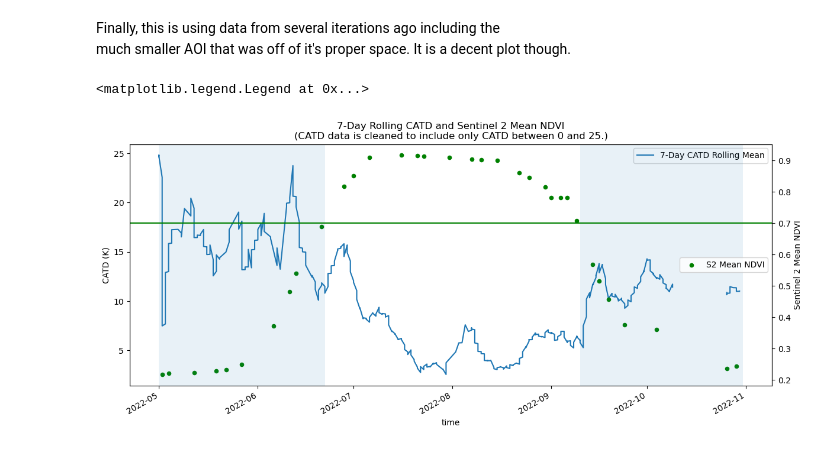
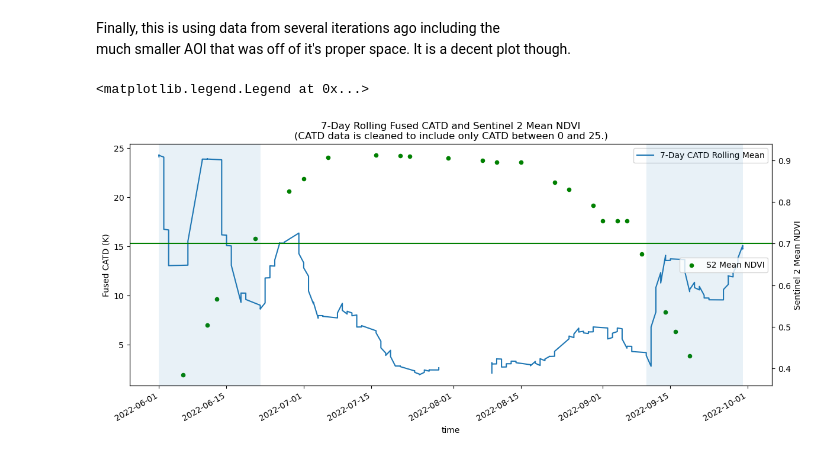
Before and after one commit to eanderson-ei/lst-crop-stress-capstone, a Jupyter notebook: exploratory/tcruicks-final-v1.ipynb, the cells around one changed output. Saved outputs shown, nothing was run; the diff lists cells and outputs as text; code cells hidden in the pictures.

Commit message:
reduced assets & time

```diff
--- a/exploratory/tcruicks-final-v1.ipynb
+++ b/exploratory/tcruicks-final-v1.ipynb
@@ -527,7 +526,6 @@ Reading file ../data/Ameriflux/US-Bi2_HH_201704270000_202301010000.csv
 #     tolerance (m): search parameter in meters for extracting point data.
 #     resolution (m): this is the legend when plotting
 #     plot color: for plotting
-#     buffer (m): for clipping.
 
 # See https://hydrosat.github.io/fusion-hub-docs/3-FH-API-Spec.html
 # for asset specifications.
@@ -543,11 +541,11 @@ Reading file ../data/Ameriflux/US-Bi2_HH_201704270000_202301010000.csv
 # ---------------------------------------------------------------------------
 
 asset_dict = {
-    #"prepped_inputs_mod21a1d": ['mod21a1d_lst', 2000, 1000, 'brown', 500],
-    #"pydms_sharpened_modis": ['pydms_modis_lst', 1000, 500, 'green', 250],
-    "prepped_inputs_landsat": ['lsat_lst', 60, 30, 'black', 65],
-    "pydms_sharpened_landsat": ['pydms_lsat_lst', 40, 20, 'blue', 65],
-    "starfm_predictions_modis_landsat": ['starfm_lst', 40, 20, 'red', 65],
+    #"prepped_inputs_mod21a1d": ['mod21a1d_lst', 2000, 1000, 'brown'],
+    #"pydms_sharpened_modis": ['pydms_modis_lst', 1000, 500, 'green'],
+    #"prepped_inputs_landsat": ['lsat_lst', 60, 30, 'black'],
+    #"pydms_sharpened_landsat": ['pydms_lsat_lst', 40, 20, 'blue'],
+    "starfm_predictions_modis_landsat": ['starfm_lst', 40, 20, 'red'],
 }
 # ---------------------------------------------------------------------------
 # ---------------------------------------------------------------------------
@@ -566,15 +564,13 @@ for i, asset in enumerate(asset_dict):
 
     # Search and retrieve images from the two seasons.
     #(found_items1, num_tiles1, itemjson) = stac_tile_search(asset, geom, start1, end1)
-    (found_items2, num_tiles2, itemjson) = stac_tile_search(asset, geom, start2, end2)
+    (found_items, num_tiles, itemjson) = stac_tile_search(asset, geom, start1, end1)
     #found_items = found_items1  + found_items2
     #num_tiles = num_tiles1 + num_tiles2
-    found_items = found_items2
-    num_tiles = num_tiles2
 
     # Extract LST data from AOI. ----------------
     (aoi_lst_da) = create_aoi_image_stack(
-            'lst', found_items, num_tiles, poly_gdf, asset_dict[asset][4])
+            'lst', found_items, num_tiles, poly_gdf)
 
     # Want to process each timesteps CATD so we iterate through
     # time and work with a single dimension at at time.
@@ -591,6 +587,8 @@ for i, asset in enumerate(asset_dict):
 
     # After each date has been computed.  Concatenate them all together.
     catd_ds = xr.concat(catd_list, coords='minimal', dim='time', compat='override').squeeze()
+    # Done with the current CATD list so reset for next asset.
+    catd_list = []
 
     catd_da_list.append(catd_ds)
     lst_da_list.append(aoi_lst_da.squeeze())
@@ -620,11 +655,13 @@ Here is a very common error I get when dumping LST to dataframes.  I've never be
 # Lists to hold datframes for each asset
 lst_df_list = []
 catd_df_list = []
+i=0
 
 # Loop through the dictionary.
 for i, asset in enumerate(asset_dict):
 
     print (asset)
+
     # Name the columns to hold lst & catd.
     #lst_col_name = "{}_lst".format(asset)
     catd_col_name = "{}_catd".format(asset)
@@ -636,23 +673,23 @@ for i, asset in enumerate(asset_dict):
     catd_df.reset_index(level=[1, 2], inplace=True)
 
     #lst_resampled_df = lst_df.groupby(['x','y']).resample('D').mean()
-    catd_ndvi_resampled_df = catd_df.groupby(['x','y']).resample('D').mean()
+    catd_resampled_df = catd_df.groupby(['x','y']).resample('D').mean()
 
     #lst_resampled_df = lst_resampled_df.droplevel([0,1])
-    catd_ndvi_resampled_df = catd_ndvi_resampled_df.droplevel([0,1])
+    catd_resampled_df = catd_resampled_df.droplevel([0,1])
 
     #lst_resampled_df.drop(columns=['band', 'x', 'y', 'spatial_ref'], inplace=True)
-    #catd_ndvi_resampled_df.drop(columns=['band', 'x', 'y', 'spatial_ref'], inplace=True)
+    #catd_resampled_df.drop(columns=['band', 'x', 'y', 'spatial_ref'], inplace=True)
 
     # Re-sort so that rows are chronologically grouped.
     #lst_resampled_df.sort_index(inplace=True)
-    catd_ndvi_resampled_df.sort_index(inplace=True)
+    catd_resampled_df.sort_index(inplace=True)
 
     # Set the index to a simple year-mon-day format.
     #lst_df = df.set_index(pd.to_datetime(df.index).strftime('%Y-%m-%d'))
     #lst_df.index = pd.to_datetime(lst_df.index).datemethod
 
     # Create a list of dataframes.
-    #lst_df_list.append(lst_resampled_df)
-    catd_df_list.append(catd_ndvi_resampled_df)
+    # lst_df_list.append(lst_resampled_df)
+    catd_df_list.append(catd_resampled_df)
 # %% [output]
@@ -883,35 +919,35 @@ much smaller AOI that was off of it's proper space.  It is a decent plot though.
 # %%
 # Rolling CATD vs. NDVI
 
 # Here we take the starfm fused product, clean it of outliers, and run a rolling mean on it.
 # We'll do the same with Sentinel NDVI and plot them together.
 
 # Get the dataframe out of the list that we are storing it in.
-starfm_df = catd_df_list[4][start2:end2]
+starfm_df = catd_df_list[0][start1:end1]
 
 # Clean the catd df.  Will take only positive CATD values.  That may not be entirely
 # fair, but will do it in this case.
 starfm_clean_df = starfm_df[(starfm_df['starfm_predictions_modis_landsat_catd'] >= 0) & (starfm_df['starfm_predictions_modis_landsat_catd'] < 25)]
 
 fig, (ax1) = plt.subplots(1,1,figsize=(14, 6))
 ax2 = ax1.twinx()
 
 # Plot rolling median
 starfm_clean_df['starfm_predictions_modis_landsat_catd'].rolling(window='7D', min_periods=3).mean().plot(ax=ax1, label='7-Day CATD Rolling Mean')
 
 # Plot NDVI
-s2_ndvi_mean_df[start2:end2].plot.scatter(x='time', y='s2_mean_ndvi',color='green', ax=ax2, label='S2 Mean NDVI')
+s2_ndvi_mean_df[start1:end1].plot.scatter(x='time', y='s2_mean_ndvi',color='green', ax=ax2, label='S2 Mean NDVI')
 
 # Hard code in vertical shading denoting the .7 NDVI "full vegetation" point.
-plt.axvspan('2022-05-01', '2022-06-22', alpha=.1)
-plt.axvspan('2022-09-10', '2022-10-31', alpha=.1)
+plt.axvspan('2022-06-01', '2022-06-22', alpha=.1)
+plt.axvspan('2022-09-10', '2022-09-30', alpha=.1)
 ax2.axhline(y=.7, color='green')
 
-plt.title('7-Day Rolling CATD and Sentinel 2 Mean NDVI\n(CATD data is cleaned to include only CATD between 0 and 25.)')
-ax1.set_ylabel('CATD (K)')
+plt.title('7-Day Rolling Fused CATD and Sentinel 2 Mean NDVI\n(CATD data is cleaned to include only CATD between 0 and 25.)')
+ax1.set_ylabel('Fused CATD (K)')
 ax2.set_ylabel('Sentinel 2 Mean NDVI')
 ax1.legend(loc='upper right')
 ax2.legend(loc='center right')
 # %% [output]
 <matplotlib.legend.Legend at 0x...>
-[figure, old version]
+[figure, new version]
```
Also changed, not shown: parts of 15 cells of this notebook.
